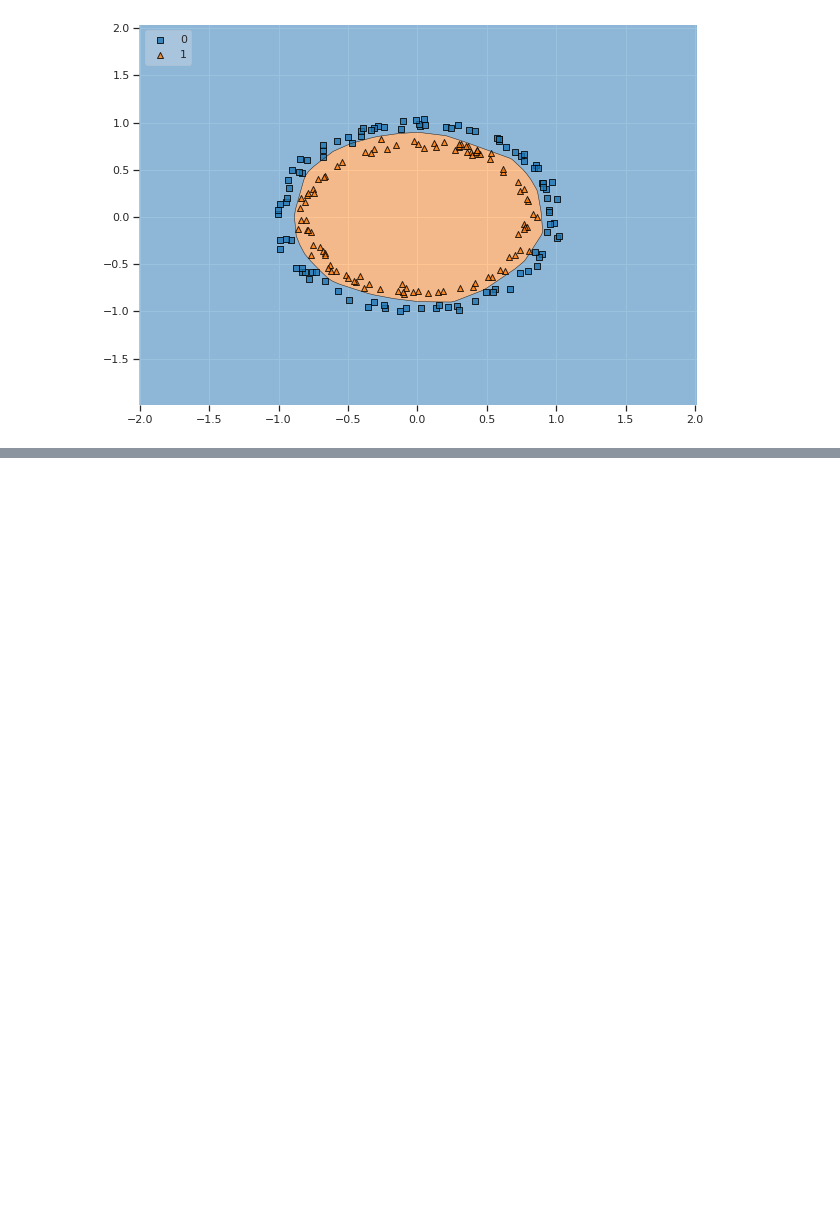
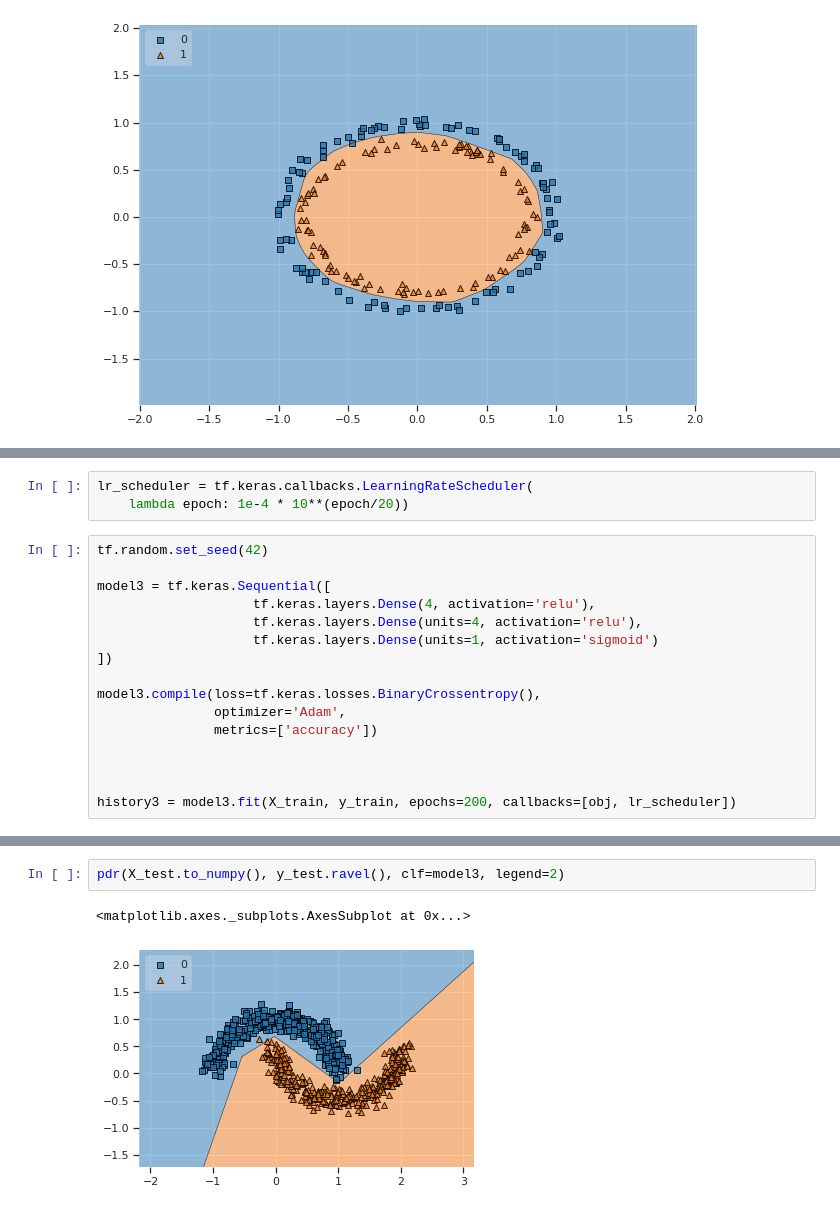
Before and after one commit to Shreyas-13/Tensorflow-Developer, a Jupyter notebook: 02_NeuralNetwork__Classification.ipynb, the cells around one changed output, grey strips where cells are left out. Saved outputs shown, nothing was run; the diff lists cells and outputs as text; blank space fills up the shorter version.

```diff
--- a/02_NeuralNetwork__Classification.ipynb
+++ b/02_NeuralNetwork__Classification.ipynb
@@ -126,0 +227,19 @@ plot_decision_regions(X_test.to_numpy(), y_test.to_numpy().ravel(), clf=model,
+# %%
+lr_scheduler = tf.keras.callbacks.LearningRateScheduler(
+    lambda epoch: 1e-4 * 10**(epoch/20))
+# %%
+tf.random.set_seed(42)
+
+model3 = tf.keras.Sequential([
+                    tf.keras.layers.Dense(4, activation='relu'),
+                    tf.keras.layers.Dense(units=4, activation='relu'),
+                    tf.keras.layers.Dense(units=1, activation='sigmoid')
+])
+
+model3.compile(loss=tf.keras.losses.BinaryCrossentropy(),
+               optimizer='Adam',
+               metrics=['accuracy'])
+
+
+
+history3 = model3.fit(X_train, y_train, epochs=200, callbacks=[obj, lr_scheduler])
@@ -126,0 +269,5 @@ plot_decision_regions(X_test.to_numpy(), y_test.to_numpy().ravel(), clf=model,
+# %%
+pdr(X_test.to_numpy(), y_test.ravel(), clf=model3, legend=2)
+# %% [output]
+<matplotlib.axes._subplots.AxesSubplot at 0x...>
+[figure, added]
```
Also changed, not shown: parts of 17 cells of this notebook.
